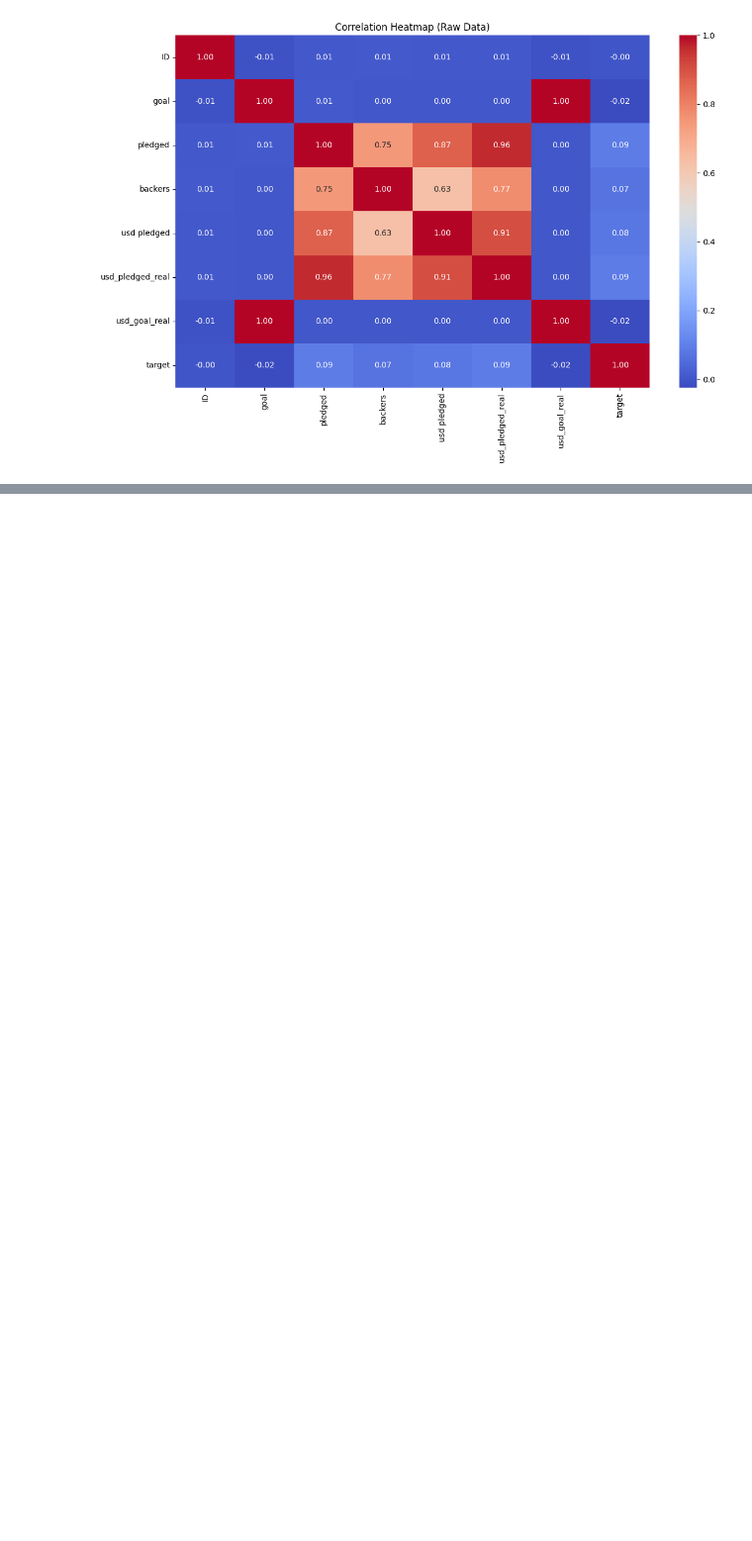
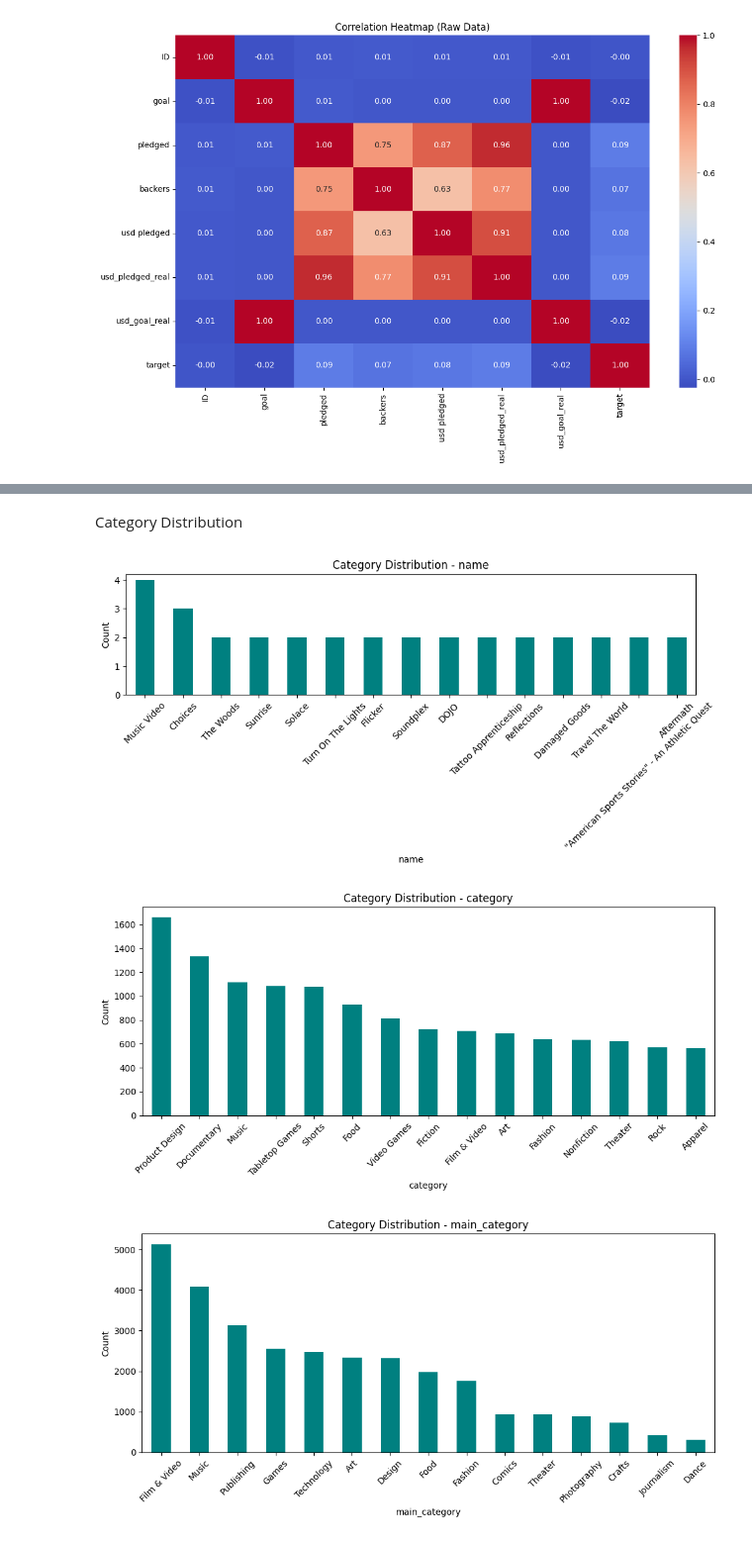
Before and after one commit to ShubhamSahu-Hestabit/Hestabit-Development-Launchpad, a Jupyter notebook: Week-6/src/notebooks/EDA_raw.ipynb, the cells around one changed output, grey strips where cells are left out. Shown at 99% size. Saved outputs shown, nothing was run; the diff lists cells and outputs as text; code cells hidden in the pictures; blank space fills up the shorter version.

```diff
--- a/Week-6/src/notebooks/EDA_raw.ipynb
+++ b/Week-6/src/notebooks/EDA_raw.ipynb
@@ -211,0 +277,17 @@ plt.show()
+# %% [markdown]
+Category Distribution
+# %%
+categorical_cols = df.select_dtypes(exclude=["int64", "float64"]).columns
+
+for col in categorical_cols:
+    plt.figure(figsize=(10,5))
+    df[col].value_counts().head(15).plot(kind="bar", color="teal")
+    plt.title(f"Category Distribution - {col}")
+    plt.ylabel("Count")
+    plt.xticks(rotation=45)
+    plt.tight_layout()
+    plt.show()
+# %% [output]
+[figure, added]
+[figure, added]
+[figure, added]
```
Also changed, not shown: parts of 11 cells of this notebook, 10 other files.
